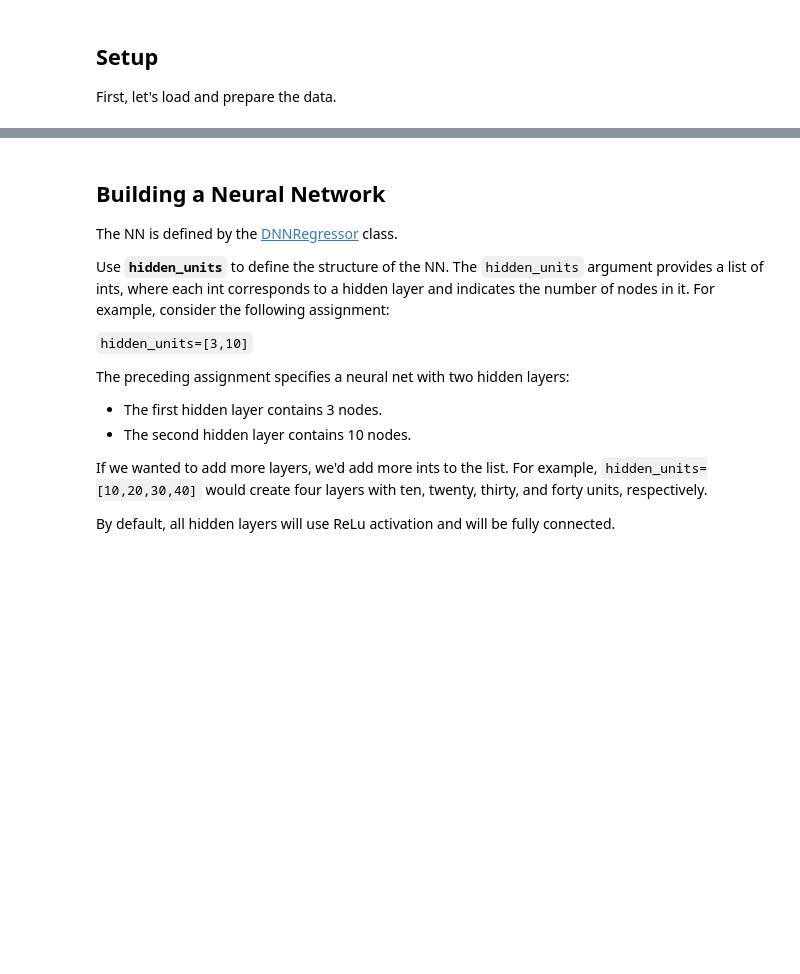
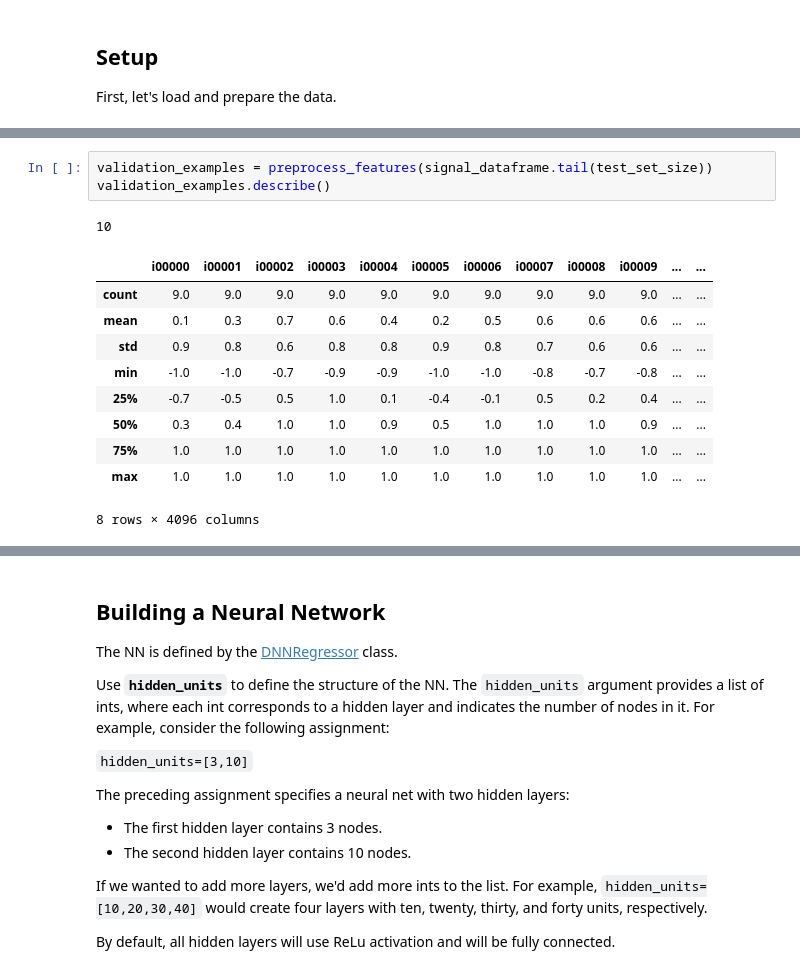
Before and after one commit to plushvoxel/Project-Lernende-Agenten-colab, a Jupyter notebook: firstImplementationOfNN.ipynb, the cells around one changed output, grey strips where cells are left out. Saved outputs shown, nothing was run; the diff lists cells and outputs as text; blank space fills up the shorter version.

```diff
--- a/firstImplementationOfNN.ipynb
+++ b/firstImplementationOfNN.ipynb
@@ -90,0 +167,15 @@ display.display(validation_targets.describe())
+# %%
+validation_examples = preprocess_features(signal_dataframe.tail(test_set_size))
+validation_examples.describe()
+# %% [output]
+10
+|  | i00000 | i00001 | i00002 | i00003 | i00004 | i00005 | i00006 | i00007 | i00008 | i00009 | ... | ... |
+| count | 9.0 | 9.0 | 9.0 | 9.0 | 9.0 | 9.0 | 9.0 | 9.0 | 9.0 | 9.0 | ... | ... |
+| mean | 0.1 | 0.3 | 0.7 | 0.6 | 0.4 | 0.2 | 0.5 | 0.6 | 0.6 | 0.6 | ... | ... |
+| std | 0.9 | 0.8 | 0.6 | 0.8 | 0.8 | 0.9 | 0.8 | 0.7 | 0.6 | 0.6 | ... | ... |
+| min | -1.0 | -1.0 | -0.7 | -0.9 | -0.9 | -1.0 | -1.0 | -0.8 | -0.7 | -0.8 | ... | ... |
+| 25% | -0.7 | -0.5 | 0.5 | 1.0 | 0.1 | -0.4 | -0.1 | 0.5 | 0.2 | 0.4 | ... | ... |
+| 50% | 0.3 | 0.4 | 1.0 | 1.0 | 0.9 | 0.5 | 1.0 | 1.0 | 1.0 | 0.9 | ... | ... |
+| 75% | 1.0 | 1.0 | 1.0 | 1.0 | 1.0 | 1.0 | 1.0 | 1.0 | 1.0 | 1.0 | ... | ... |
+| max | 1.0 | 1.0 | 1.0 | 1.0 | 1.0 | 1.0 | 1.0 | 1.0 | 1.0 | 1.0 | ... | ... |
+8 rows × 4096 columns
```
Also changed, not shown: parts of 17 cells of this notebook.
